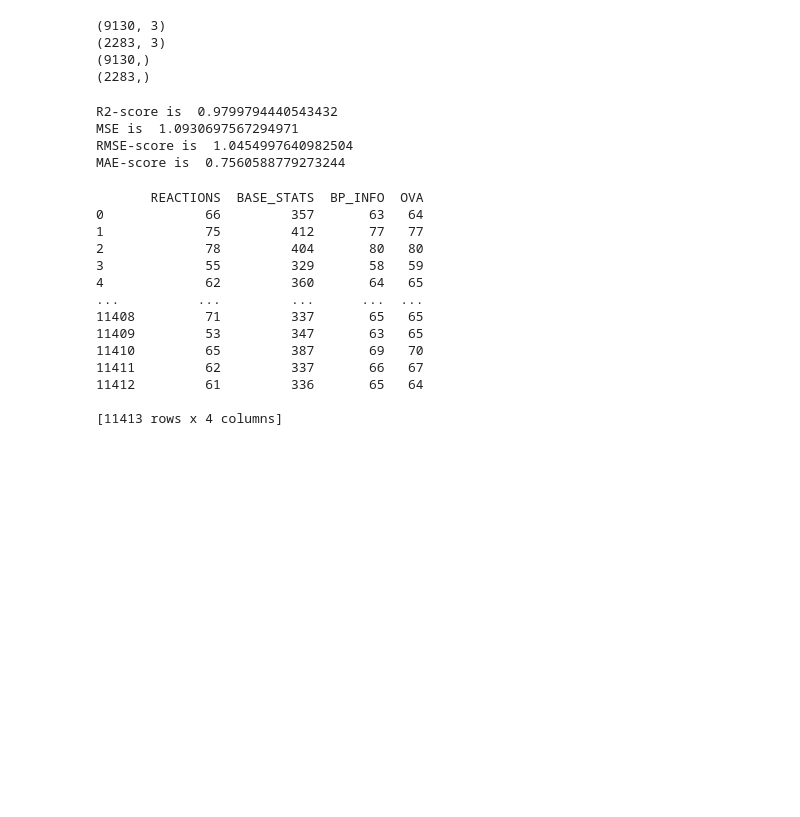
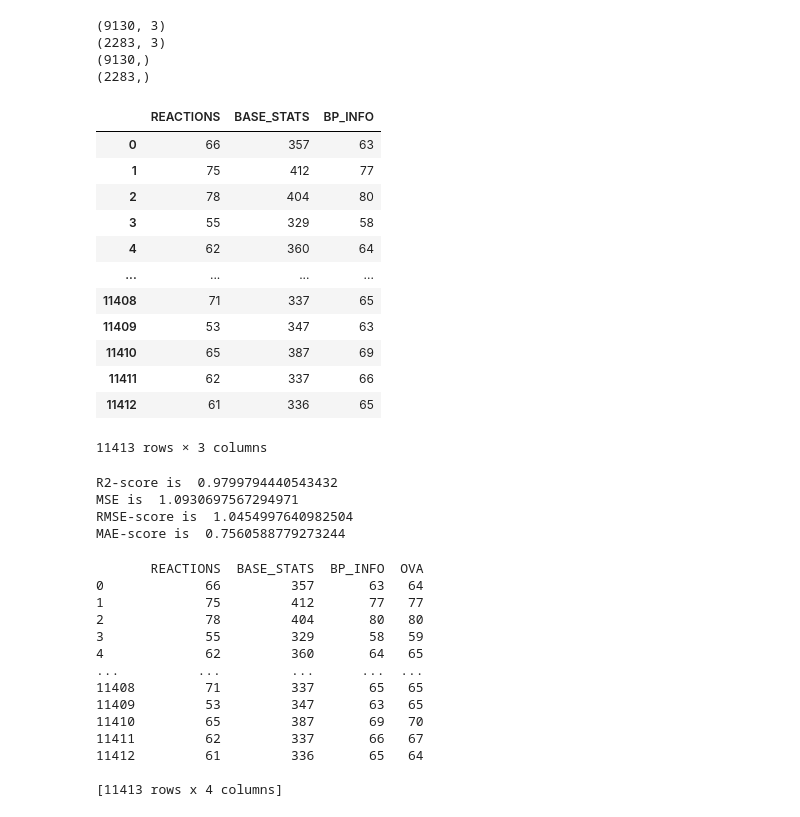
Before and after one commit to jeaend/FIFA_21_Prediction_Model, a Jupyter notebook: 2_process_FIFA.ipynb, the cells around one changed output. Drawn from its saved outputs; the diff is of its cells as text; code cells hidden in the pictures; blank space fills up the shorter version.

```diff
--- a/2_process_FIFA.ipynb
+++ b/2_process_FIFA.ipynb
@@ -165,6 +176,22 @@ lm = linear_model.LinearRegression()
 lm.fit(X_train,y_train)
 predictions = lm.predict(X_train)
 predictions_test = lm.predict(X_test)
+# %%
+X
+# %% [output]
+|  | REACTIONS | BASE_STATS | BP_INFO |
+| 0 | 66 | 357 | 63 |
+| 1 | 75 | 412 | 77 |
+| 2 | 78 | 404 | 80 |
+| 3 | 55 | 329 | 58 |
+| 4 | 62 | 360 | 64 |
+| ... | ... | ... | ... |
+| 11408 | 71 | 337 | 65 |
+| 11409 | 53 | 347 | 63 |
+| 11410 | 65 | 387 | 69 |
+| 11411 | 62 | 337 | 66 |
+| 11412 | 61 | 336 | 65 |
+11413 rows × 3 columns
 # %%
 print("R2-score is ", lm.score(X,y))
 print("MSE is ", mean_squared_error(y_test,predictions_test))
```
Also changed, not shown: parts of 3 cells of this notebook, 2 other files.
